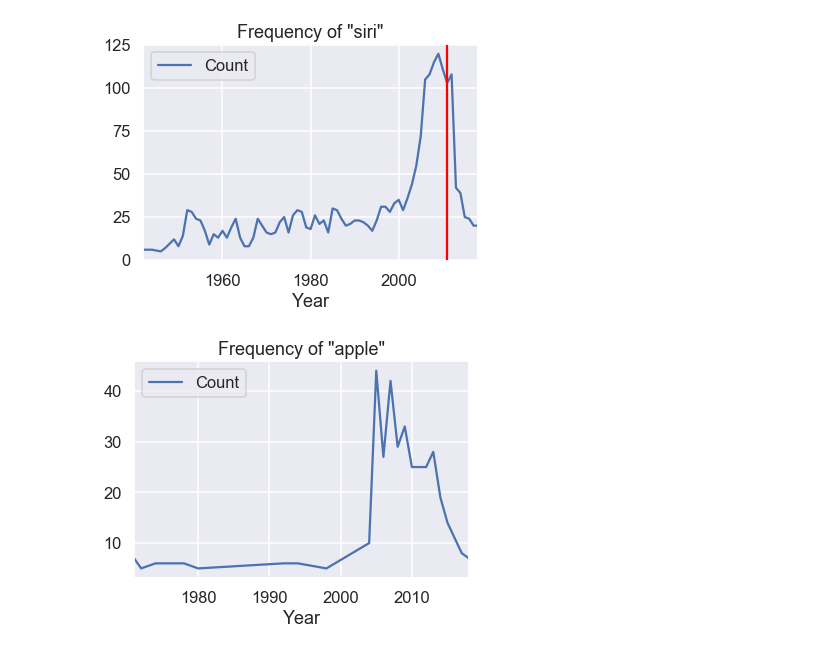
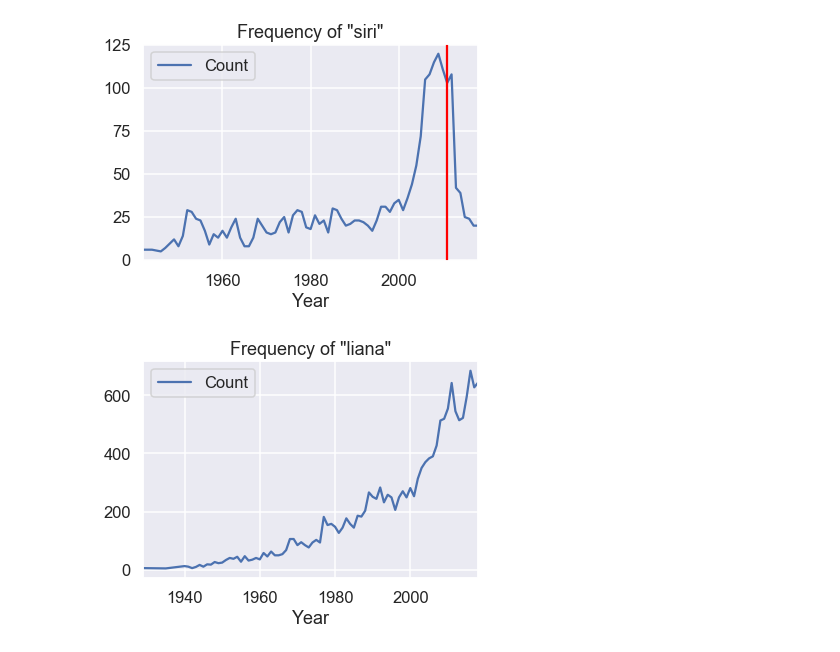
Before and after one commit to SamLau95/cogs108disc-wi20, a Jupyter notebook: disc03/disc03.ipynb, the cells around one changed output. Cells and saved outputs as stored; diff of their text form; code cells hidden in the pictures.

```diff
--- a/disc03/disc03.ipynb
+++ b/disc03/disc03.ipynb
@@ -258,6 +289,6 @@ plot_name('siri', xline=2011)
 # %% [output]
 [figure]
 # %%
-plot_name('apple')
+plot_name('liana')
 # %% [output]
-[figure, old version]
+[figure, new version]
```
Also changed, not shown: parts of 12 cells of this notebook, 5 other files.
